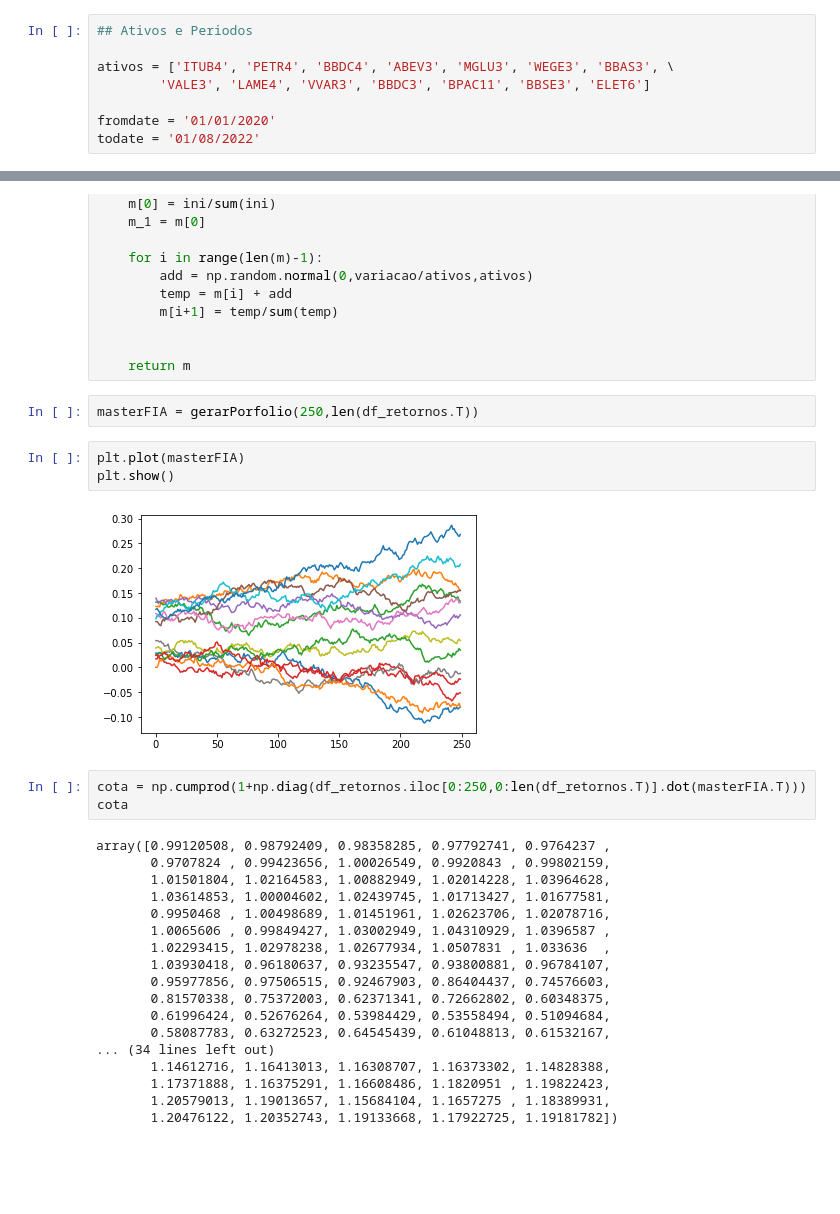
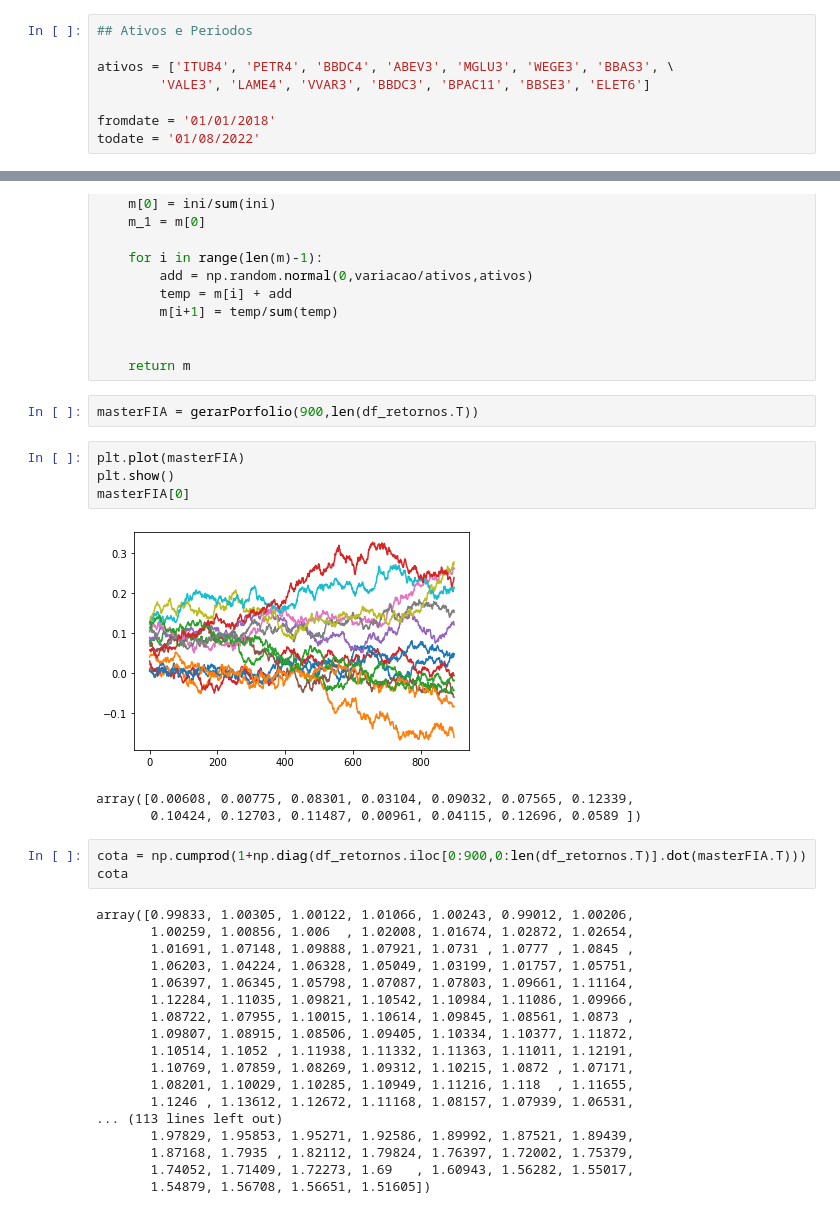
Before and after one commit to andrequant/EquityFund_Holdings, a Jupyter notebook: Portfolio1.ipynb, the cells around one changed output, grey strips where cells are left out. Cells and saved outputs as stored; diff of their text form; blank space fills up the shorter version.

```diff
--- a/Portfolio1.ipynb
+++ b/Portfolio1.ipynb
@@ -11,7 +12,7 @@ import matplotlib.pyplot as plt
 ativos = ['ITUB4', 'PETR4', 'BBDC4', 'ABEV3', 'MGLU3', 'WEGE3', 'BBAS3', \
         'VALE3', 'LAME4', 'VVAR3', 'BBDC3', 'BPAC11', 'BBSE3', 'ELET6']
 
-fromdate = '01/01/2020'
+fromdate = '01/01/2018'
 todate = '01/08/2022'
 # %%
 ## Baixa os ativos para um DF
@@ -54,33 +55,36 @@ def gerarPorfolio(duracao, ativos, seed = 0, variacao = 0.05):
 
     return m
 # %%
-masterFIA = gerarPorfolio(250,len(df_retornos.T))
+masterFIA = gerarPorfolio(900,len(df_retornos.T))
 # %%
 plt.plot(masterFIA)
 plt.show()
+masterFIA[0]
 # %% [output]
-[figure, old version]
+[figure, new version]
+array([0.00608, 0.00775, 0.08301, 0.03104, 0.09032, 0.07565, 0.12339,
+       0.10424, 0.12703, 0.11487, 0.00961, 0.04115, 0.12696, 0.0589 ])
 # %%
-cota = np.cumprod(1+np.diag(df_retornos.iloc[0:250,0:len(df_retornos.T)].dot(masterFIA.T)))
+cota = np.cumprod(1+np.diag(df_retornos.iloc[0:900,0:len(df_retornos.T)].dot(masterFIA.T)))
 cota
 # %% [output]
-array([0.99120508, 0.98792409, 0.98358285, 0.97792741, 0.9764237 ,
-       0.9707824 , 0.99423656, 1.00026549, 0.9920843 , 0.99802159,
-       1.01501804, 1.02164583, 1.00882949, 1.02014228, 1.03964628,
-       1.03614853, 1.00004602, 1.02439745, 1.01713427, 1.01677581,
-       0.9950468 , 1.00498689, 1.01451961, 1.02623706, 1.02078716,
-       1.0065606 , 0.99849427, 1.03002949, 1.04310929, 1.0396587 ,
-       1.02293415, 1.02978238, 1.02677934, 1.0507831 , 1.033636  ,
-       1.03930418, 0.96180637, 0.93235547, 0.93800881, 0.96784107,
-       0.95977856, 0.97506515, 0.92467903, 0.86404437, 0.74576603,
-       0.81570338, 0.75372003, 0.62371341, 0.72662802, 0.60348375,
-       0.61996424, 0.52676264, 0.53984429, 0.53558494, 0.51094684,
-       0.58087783, 0.63272523, 0.64545439, 0.61048813, 0.61532167,
-... (34 lines left out)
-       1.14612716, 1.16413013, 1.16308707, 1.16373302, 1.14828388,
-       1.17371888, 1.16375291, 1.16608486, 1.1820951 , 1.19822423,
-       1.20579013, 1.19013657, 1.15684104, 1.1657275 , 1.18389931,
-       1.20476122, 1.20352743, 1.19133668, 1.17922725, 1.19181782])
+array([0.99833, 1.00305, 1.00122, 1.01066, 1.00243, 0.99012, 1.00206,
+       1.00259, 1.00856, 1.006  , 1.02008, 1.01674, 1.02872, 1.02654,
+       1.01691, 1.07148, 1.09888, 1.07921, 1.0731 , 1.0777 , 1.0845 ,
+       1.06203, 1.04224, 1.06328, 1.05049, 1.03199, 1.01757, 1.05751,
+       1.06397, 1.06345, 1.05798, 1.07087, 1.07803, 1.09661, 1.11164,
+       1.12284, 1.11035, 1.09821, 1.10542, 1.10984, 1.11086, 1.09966,
+       1.08722, 1.07955, 1.10015, 1.10614, 1.09845, 1.08561, 1.0873 ,
+       1.09807, 1.08915, 1.08506, 1.09405, 1.10334, 1.10377, 1.11872,
+       1.10514, 1.1052 , 1.11938, 1.11332, 1.11363, 1.11011, 1.12191,
+       1.10769, 1.07859, 1.08269, 1.09312, 1.10215, 1.0872 , 1.07171,
+       1.08201, 1.10029, 1.10285, 1.10949, 1.11216, 1.118  , 1.11655,
+       1.1246 , 1.13612, 1.12672, 1.11168, 1.08157, 1.07939, 1.06531,
+... (113 lines left out)
+       1.97829, 1.95853, 1.95271, 1.92586, 1.89992, 1.87521, 1.89439,
+       1.87168, 1.7935 , 1.82112, 1.79824, 1.76397, 1.72002, 1.75379,
+       1.74052, 1.71409, 1.72273, 1.69   , 1.60943, 1.56282, 1.55017,
+       1.54879, 1.56708, 1.56651, 1.51605])
 # %%
 plt.plot(cota)
 plt.show()
```
Also changed, not shown: parts of 19 cells of this notebook.
